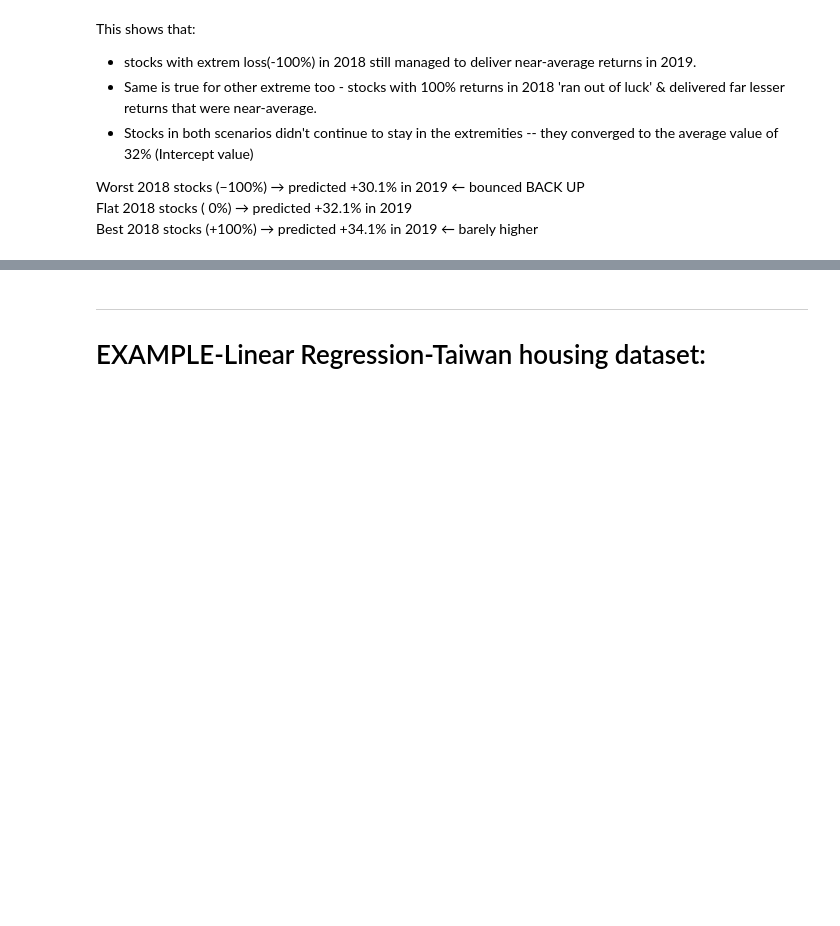
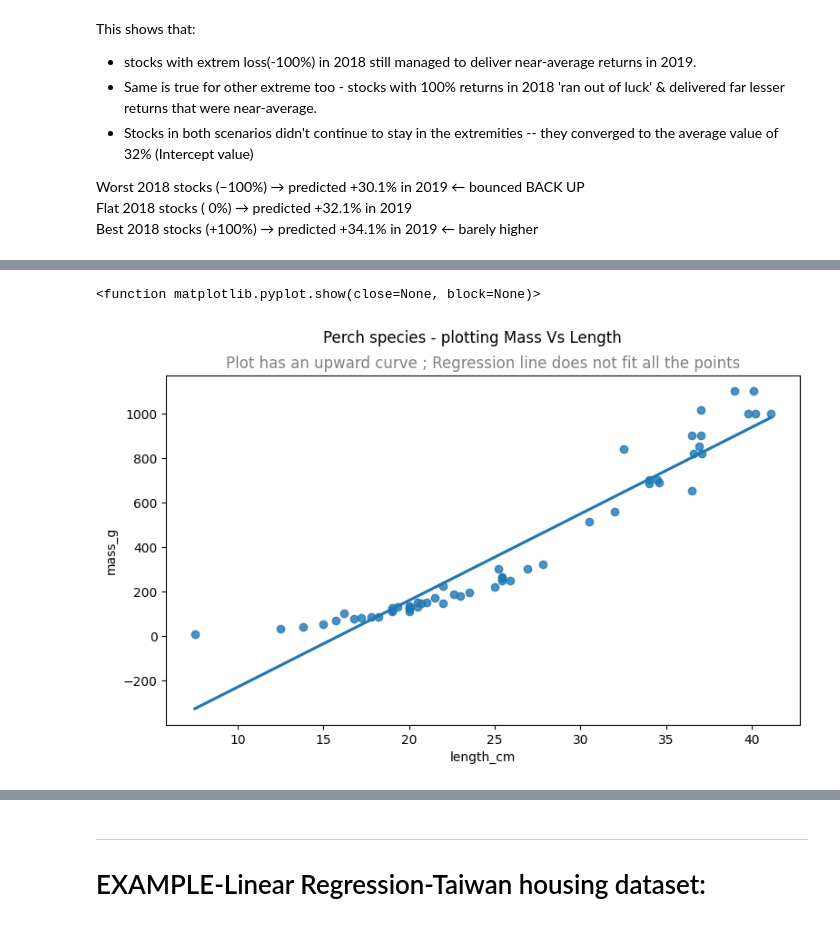
Before and after one commit to abhijeet-bhambere/python-ml-trail, a Jupyter notebook: regression-basics.ipynb, the cells around one changed output, grey strips where cells are left out. Cells and saved outputs as stored; diff of their text form; code cells hidden in the pictures; blank space fills up the shorter version.

```diff
--- a/regression-basics.ipynb
+++ b/regression-basics.ipynb
@@ -466,0 +494,13 @@ Best 2018 stocks   (+100%) → predicted +34.1% in 2019  ← barely higher
+# %%
+# Creating a subset for Perch species
+perch_sp =  fisheries_df[fisheries_df["species"]=="Perch"].copy()
+
+# Visualizing regression plot
+plt.figure(figsize=(9,5))
+sns.regplot(data=perch_sp, x="length_cm" ,y="mass_g", ci=None)
+plt.suptitle("Perch species - plotting Mass Vs Length")
+plt.title("Plot has an upward curve ; Regression line does not fit all the points", color='grey')
+plt.show
+# %% [output]
+<function matplotlib.pyplot.show(close=None, block=None)>
+[figure, added]
```
Also changed, not shown: parts of 39 cells of this notebook.
